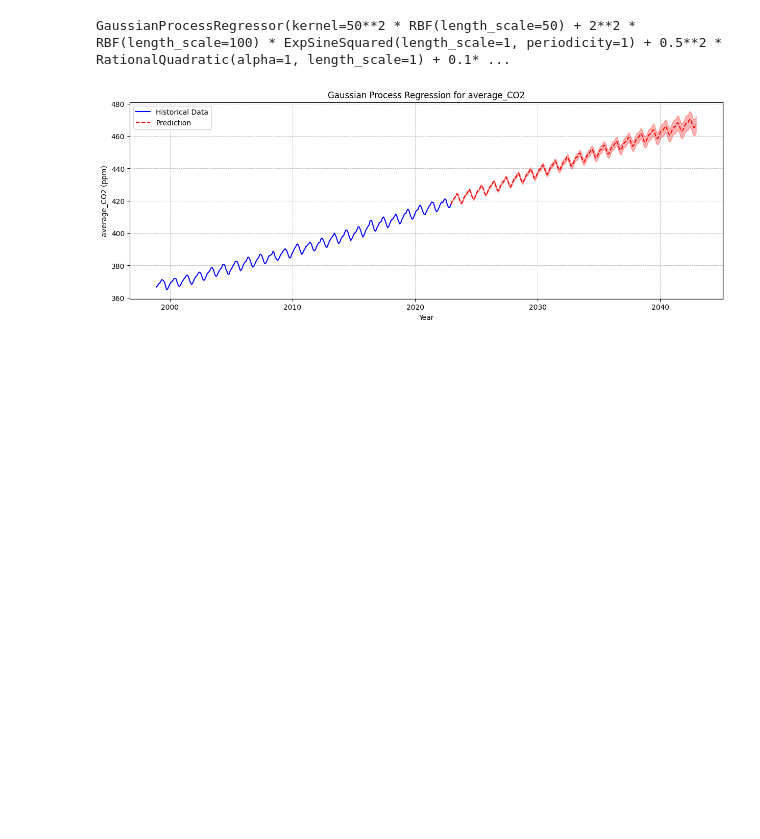
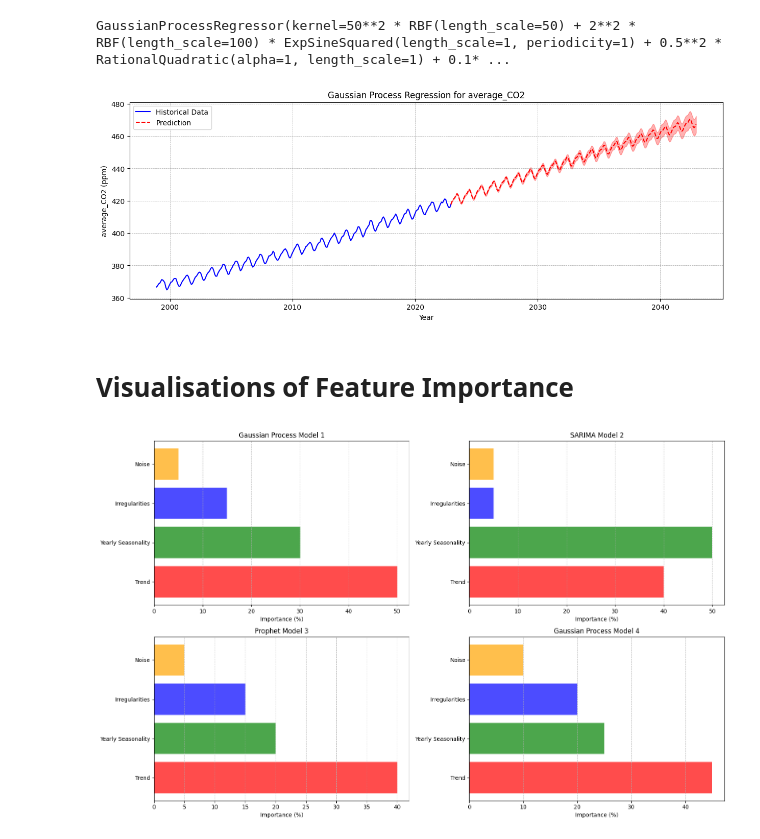
Before and after one commit to E-Cvet/CO2, a Jupyter notebook: models.ipynb, the cells around one changed output. Drawn from its saved outputs; the diff is of its cells as text; code cells hidden in the pictures; blank space fills up the shorter version.

```diff
--- a/models.ipynb
+++ b/models.ipynb
@@ -421,3 +484,38 @@ plt.grid(
 plt.show()
 # %% [output]
 [figure]
+# %% [markdown]
+# Visualisations of Feature Importance
+# %%
+
+feature_colors = {
+    "Trend": "red",
+    "Yearly Seasonality": "green",
+    "Irregularities": "blue",
+    "Noise": "orange",
+}
+
+common_features = ["Trend", "Yearly Seasonality", "Irregularities", "Noise"]
+importances_list = [
+    [50, 30, 15, 5],  # Gaussian Process Model 1
+    [40, 50, 5, 5],  # SARIMA Model 2
+    [40, 20, 15, 5],  # Prophet Model 3
+    [45, 25, 20, 10],  # Gaussian Process Model 4
+]
+model_titles = [
+    "Gaussian Process Model 1",
+    "SARIMA Model 2",
+    "Prophet Model 3",
+    "Gaussian Process Model 4",
+]
+
+plot_feature_importances(
+    features=common_features,
+    importances_list=importances_list,
+    model_titles=model_titles,
+    feature_colors=feature_colors,
+    layout=(2, 2),
+    figsize=(16, 10),
+)
+# %% [output]
+[figure, added]
```
Also changed, not shown: parts of 31 cells of this notebook, 1 other file.
